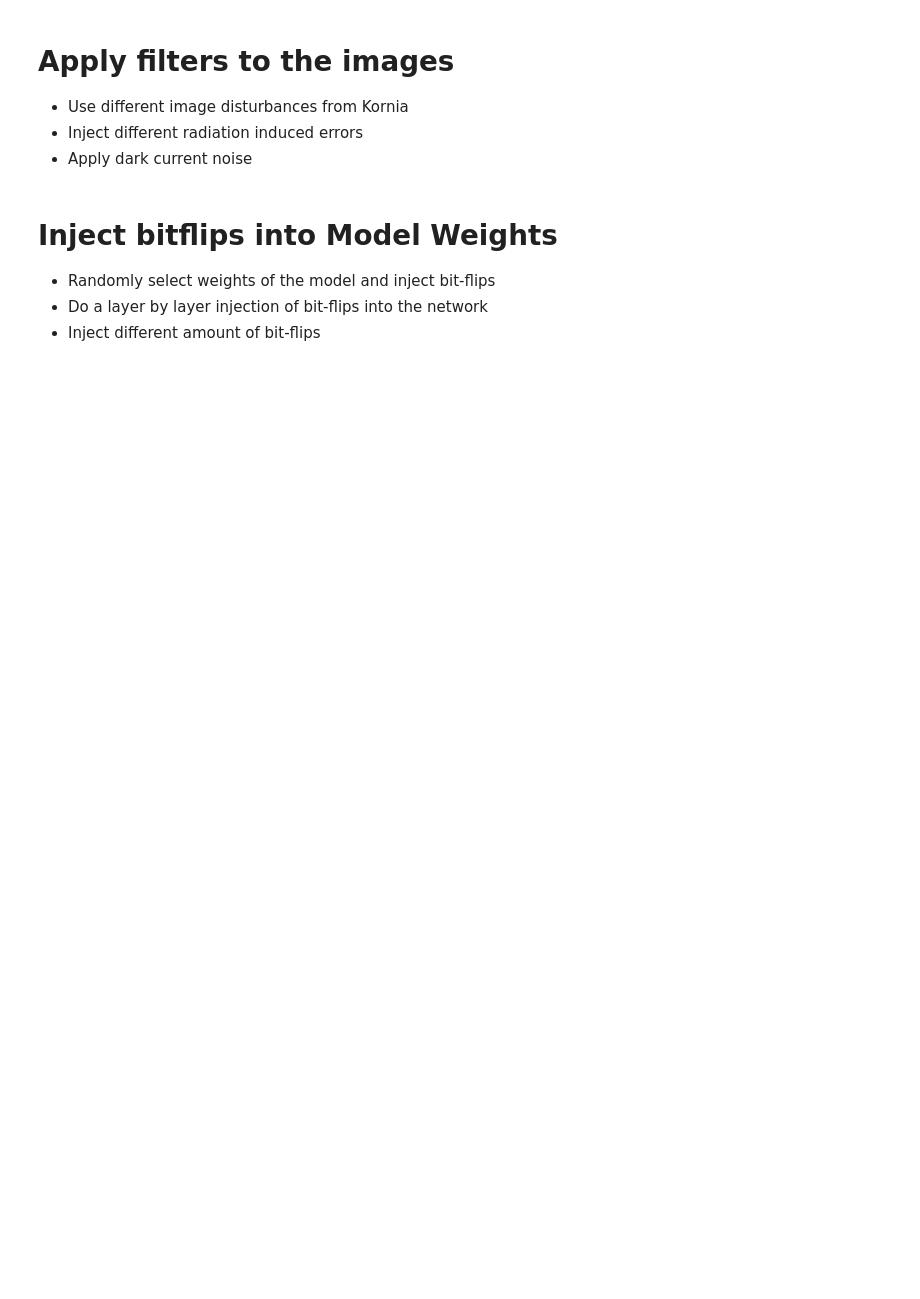
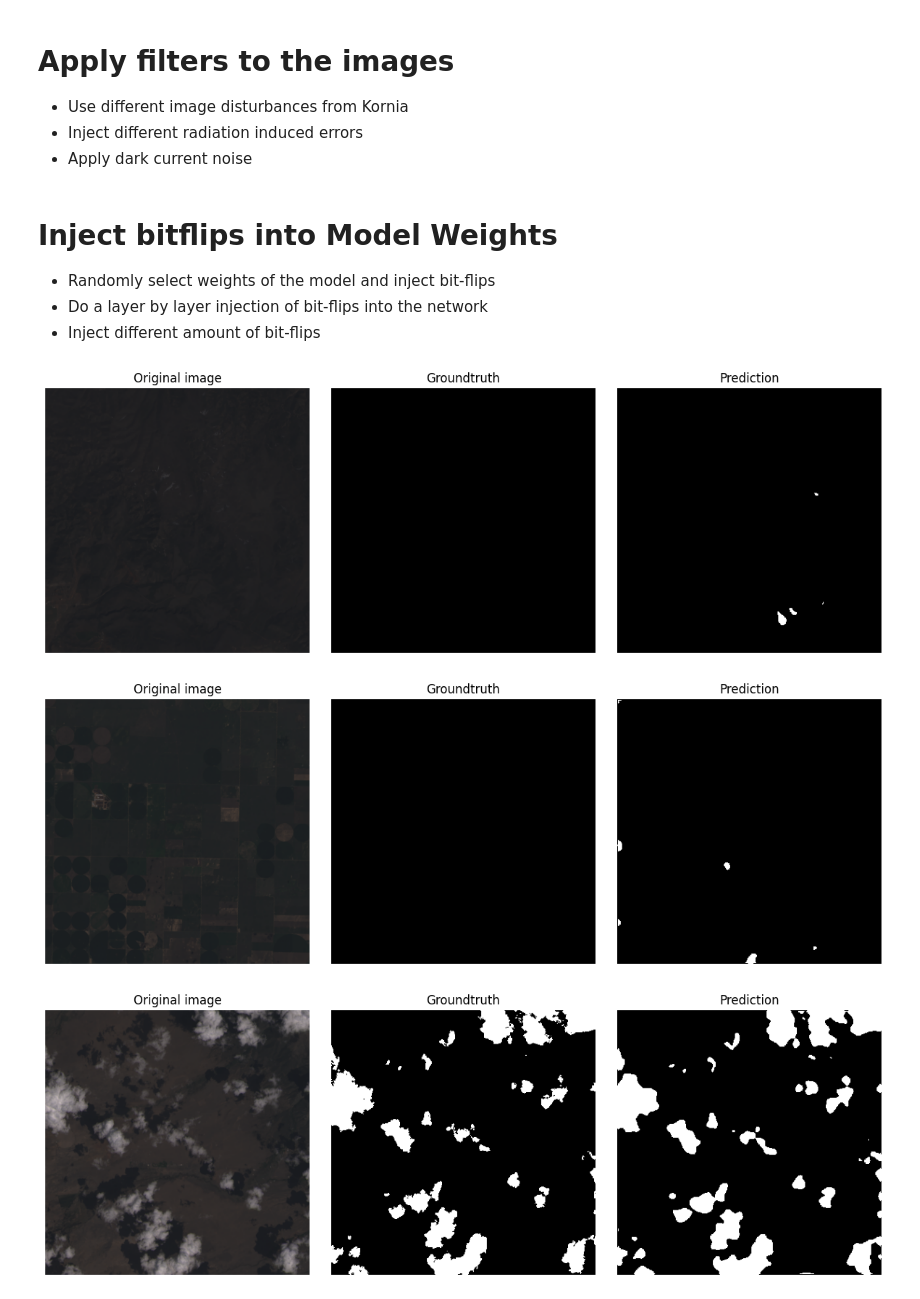
Before and after one commit to langekevin/mlspace_robustness, a Jupyter notebook: fault_injection.ipynb, the cells around one changed output. Cells and saved outputs as stored; diff of their text form; code cells hidden in the pictures; blank space fills up the shorter version.

```diff
--- a/fault_injection.ipynb
+++ b/fault_injection.ipynb
@@ -28,3 +158,31 @@ model.load_weights('.checkpoints/weights.hdf5')
 - Randomly select weights of the model and inject bit-flips
 - Do a layer by layer injection of bit-flips into the network
 - Inject different amount of bit-flips
+# %%
+used_file_indices = [20, 474, 35, 98, 75, 584]
+used_files = [files[i] for i in used_file_indices]
+
+predictions = model.predict(np.array([f[0] for f in used_files]))
+
+for f, p in zip(used_files, predictions):
+    fig, axes = plt.subplots(1, 3, figsize=(12, 4))
+
+    axes[0].imshow(f[0][:, :, :3])
+    axes[0].set_title('Original image')
+    axes[0].axis('off')
+
+    axes[1].imshow(f[1], cmap='gray')
+    axes[1].set_title('Groundtruth')
+    axes[1].axis('off')
+
+    axes[2].imshow(np.where(p < 0.5, 0, 1), cmap='gray')
+    axes[2].set_title('Prediction')
+    axes[2].axis('off')
+
+    plt.tight_layout()
+
+    plt.show()
+# %% [output]
+[figure, added]
+[figure, added]
+[figure, added]
```
Also changed, not shown: parts of 16 cells of this notebook, 1 other file.
